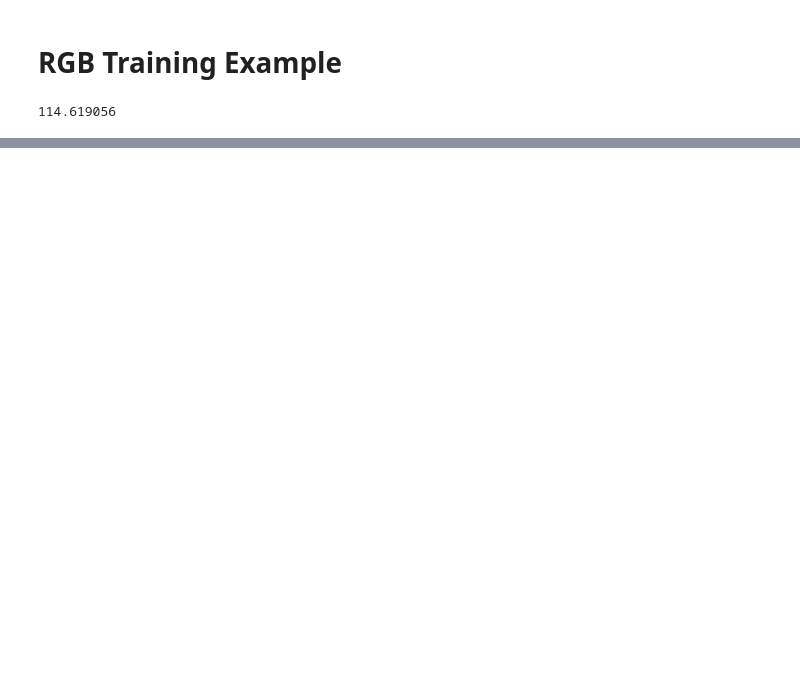
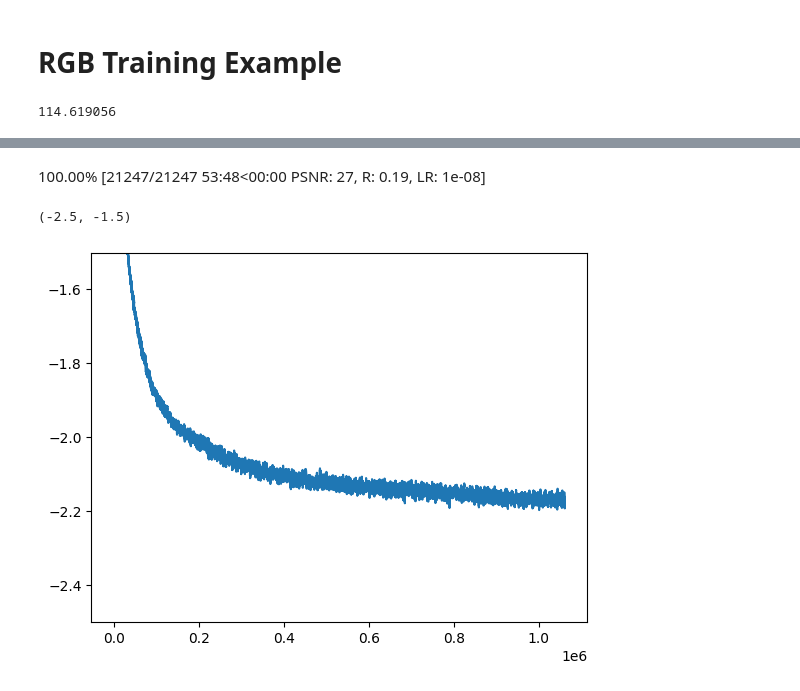
Before and after one commit to UT-SysML/liveaction, a Jupyter notebook: train/lsdir_f16c48.ipynb, the cells around one changed output, grey strips where cells are left out. Saved outputs shown, nothing was run; the diff lists cells and outputs as text; code cells hidden in the pictures; blank space fills up the shorter version.

```diff
--- a/train/lsdir_f16c48.ipynb
+++ b/train/lsdir_f16c48.ipynb
@@ -175,4 +175,5 @@ for i_epoch in mb:
 display(IPython.display.HTML(mb.main_bar.progress))
 display(IPython.display.HTML(pb.progress))
 N = 501; plt.plot(np.convolve(log_mse_losses, N*[1/N], mode='valid'))
-plt.ylim([-4,-2])
+plt.ylim([-2.5,-1.5])
+# %% [output]
@@ -179,2 +181,5 @@ plt.ylim([-4,-2])
+100.00% [21247/21247 53:48<00:00 PSNR: 27, R: 0.19, LR: 1e-08]
+(-2.5, -1.5)
+[figure, added]
 # %%
 torch.tensor(([[v[key] for key in v.keys()] for v in valid_metrics]))[-1]
```
Also changed, not shown: parts of 6 cells of this notebook.
